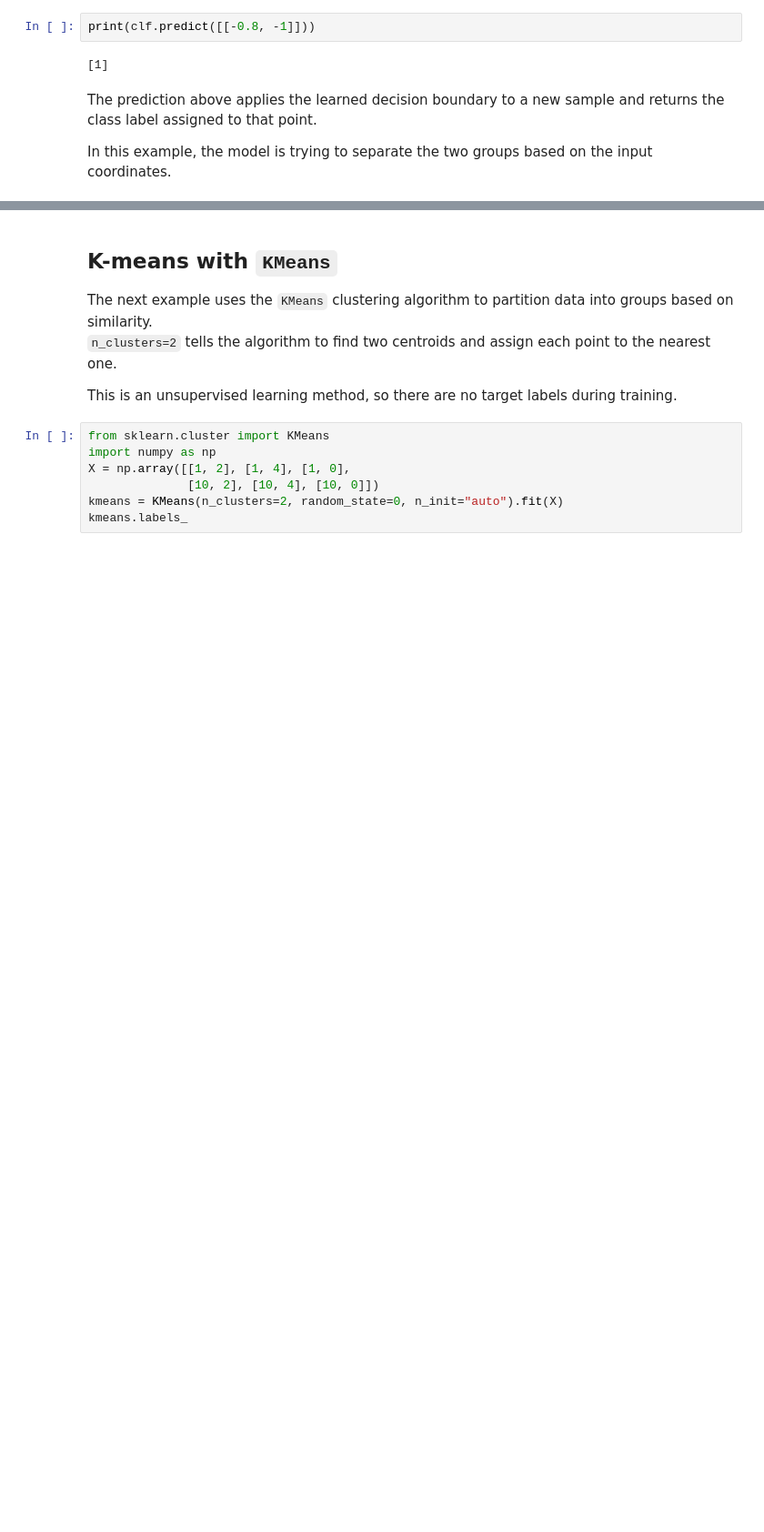
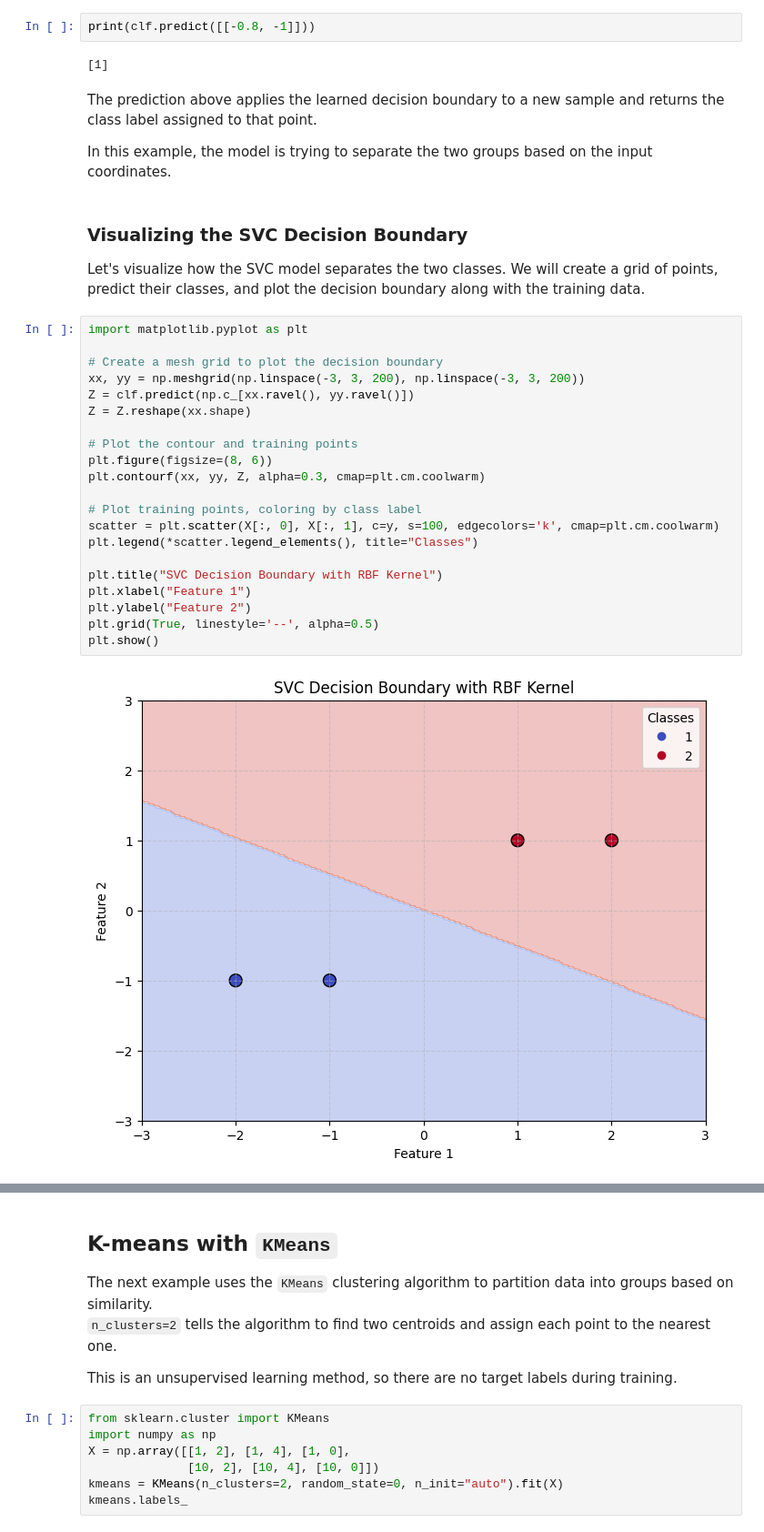
Before and after one commit to mylo2202/fsb-mle, a Jupyter notebook: session6/notebook.ipynb, the cells around one changed output, grey strips where cells are left out. Shown at 91% size. Saved outputs shown, nothing was run; the diff lists cells and outputs as text; blank space fills up the shorter version.

```diff
--- a/session6/notebook.ipynb
+++ b/session6/notebook.ipynb
@@ -27,3 +27,29 @@ print(clf.predict([[-0.8, -1]]))
 The prediction above applies the learned decision boundary to a new sample and returns the class label assigned to that point.
 
 In this example, the model is trying to separate the two groups based on the input coordinates.
+# %% [markdown]
+### Visualizing the SVC Decision Boundary
+Let's visualize how the SVC model separates the two classes. We will create a grid of points, predict their classes, and plot the decision boundary along with the training data.
+# %%
+import matplotlib.pyplot as plt
+
+# Create a mesh grid to plot the decision boundary
+xx, yy = np.meshgrid(np.linspace(-3, 3, 200), np.linspace(-3, 3, 200))
+Z = clf.predict(np.c_[xx.ravel(), yy.ravel()])
+Z = Z.reshape(xx.shape)
+
+# Plot the contour and training points
+plt.figure(figsize=(8, 6))
+plt.contourf(xx, yy, Z, alpha=0.3, cmap=plt.cm.coolwarm)
+
+# Plot training points, coloring by class label
+scatter = plt.scatter(X[:, 0], X[:, 1], c=y, s=100, edgecolors='k', cmap=plt.cm.coolwarm)
+plt.legend(*scatter.legend_elements(), title="Classes")
+
+plt.title("SVC Decision Boundary with RBF Kernel")
+plt.xlabel("Feature 1")
+plt.ylabel("Feature 2")
+plt.grid(True, linestyle='--', alpha=0.5)
+plt.show()
+# %% [output]
+[figure, added]
```
Also changed, not shown: parts of 16 cells of this notebook, 1 other file.
